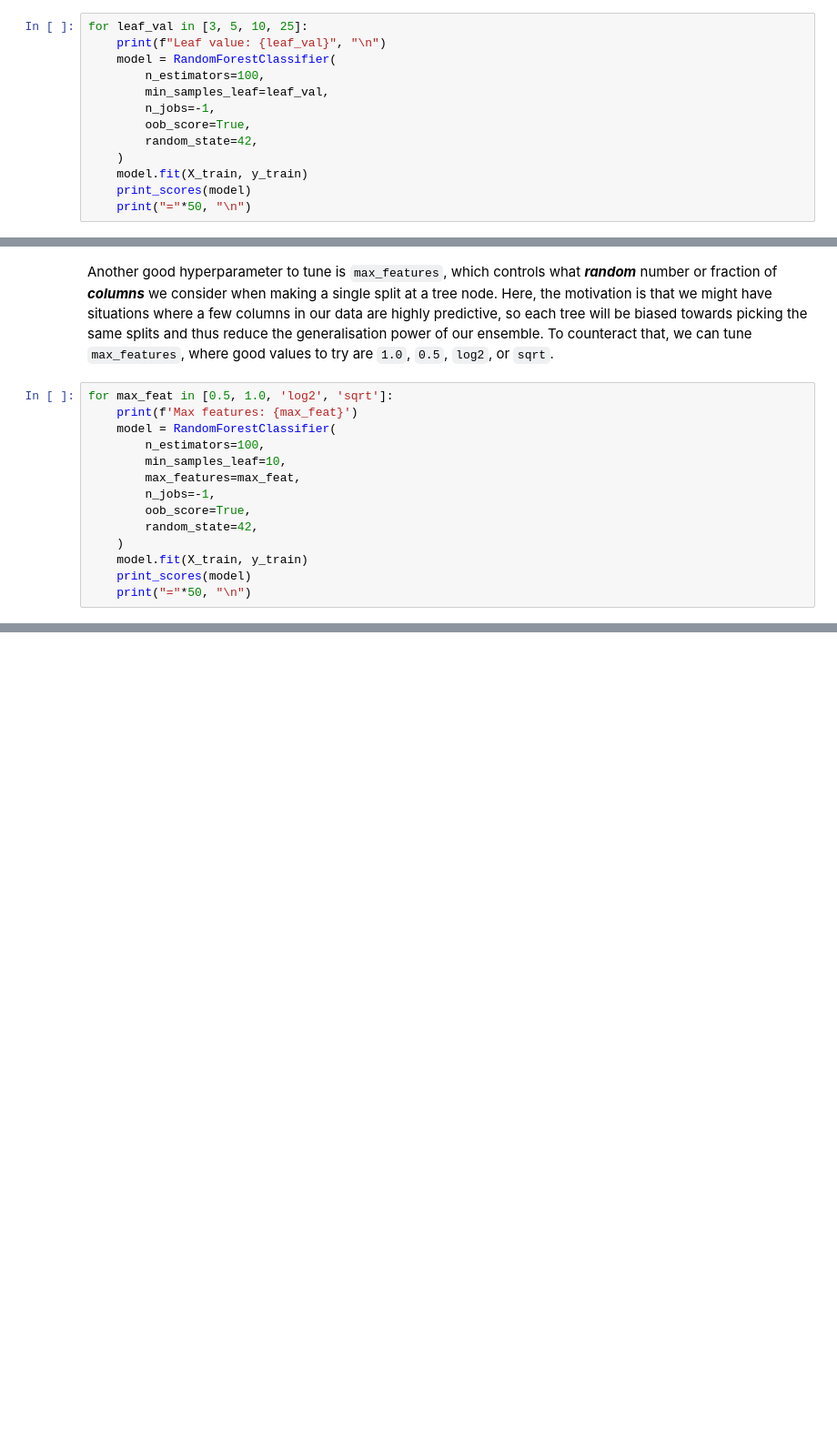
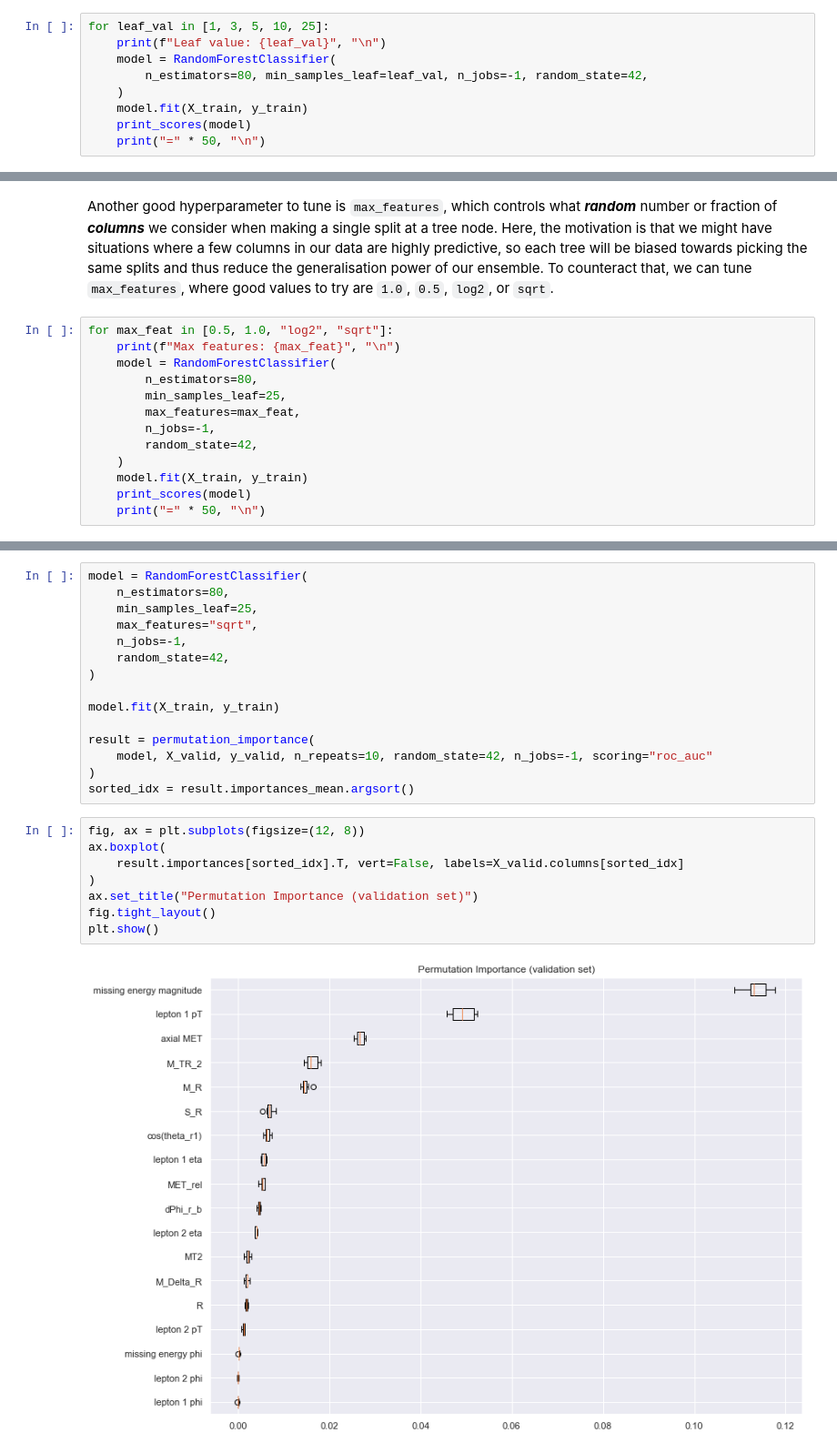
Before and after one commit to lewtun/hepml, a Jupyter notebook: notebooks/lesson02_random-forest-deep-dive.ipynb, the cells around one changed output, grey strips where cells are left out. Shown at 91% size. Saved outputs shown, nothing was run; the diff lists cells and outputs as text; blank space fills up the shorter version.

```diff
--- a/notebooks/lesson02_random-forest-deep-dive.ipynb
+++ b/notebooks/lesson02_random-forest-deep-dive.ipynb
@@ -359,16 +390,12 @@ OOB accuracy: 0.791
 # %% [markdown]
 The hyperparameter `min_samples_leaf` controls whether or not the tree should continue splitting a given node based on the number of samples in that node. By default, `min_samples_leaf = 1`, so each tree will split all the way down to a single sample, but in practice it can be useful to work with values 3, 5, 10, 25 and see if the performance improves.
 # %%
-for leaf_val in [3, 5, 10, 25]:
+for leaf_val in [1, 3, 5, 10, 25]:
     print(f"Leaf value: {leaf_val}", "\n")
     model = RandomForestClassifier(
-        n_estimators=100,
-        min_samples_leaf=leaf_val,
-        n_jobs=-1,
-        oob_score=True,
-        random_state=42,
+        n_estimators=80, min_samples_leaf=leaf_val, n_jobs=-1, random_state=42,
     )
     model.fit(X_train, y_train)
     print_scores(model)
-    print("="*50, "\n")
+    print("=" * 50, "\n")
 # %% [output]
@@ -396,18 +423,17 @@ For this particular dataset, setting `min_samples_leaf = 10` improves our metric
 # %% [markdown]
 Another good hyperparameter to tune is `max_features`, which controls what _**random**_ number or fraction of _**columns**_ we consider when making a single split at a tree node. Here, the motivation is that we might have situations where a few columns in our data are highly predictive, so each tree will be biased towards picking the same splits and thus reduce the generalisation power of our ensemble. To counteract that, we can tune `max_features`, where good values to try are `1.0`, `0.5`, `log2`, or `sqrt`.
 # %%
-for max_feat in [0.5, 1.0, 'log2', 'sqrt']:
-    print(f'Max features: {max_feat}')
+for max_feat in [0.5, 1.0, "log2", "sqrt"]:
+    print(f"Max features: {max_feat}", "\n")
     model = RandomForestClassifier(
-        n_estimators=100,
-        min_samples_leaf=10,
+        n_estimators=80,
+        min_samples_leaf=25,
         max_features=max_feat,
         n_jobs=-1,
-        oob_score=True,
         random_state=42,
     )
     model.fit(X_train, y_train)
     print_scores(model)
-    print("="*50, "\n")
+    print("=" * 50, "\n")
 # %% [output]
 Max features: 0.5
@@ -431,0 +464,25 @@ Doing so with the default setting of `max_features = 'sqrt'` does not appear to
+# %%
+model = RandomForestClassifier(
+    n_estimators=80,
+    min_samples_leaf=25,
+    max_features="sqrt",
+    n_jobs=-1,
+    random_state=42,
+)
+
+model.fit(X_train, y_train)
+
+result = permutation_importance(
+    model, X_valid, y_valid, n_repeats=10, random_state=42, n_jobs=-1, scoring="roc_auc"
+)
+sorted_idx = result.importances_mean.argsort()
+# %%
+fig, ax = plt.subplots(figsize=(12, 8))
+ax.boxplot(
+    result.importances[sorted_idx].T, vert=False, labels=X_valid.columns[sorted_idx]
+)
+ax.set_title("Permutation Importance (validation set)")
+fig.tight_layout()
+plt.show()
+# %% [output]
+[figure, added]
```
Also changed, not shown: parts of 84 cells of this notebook, 3 other files.
